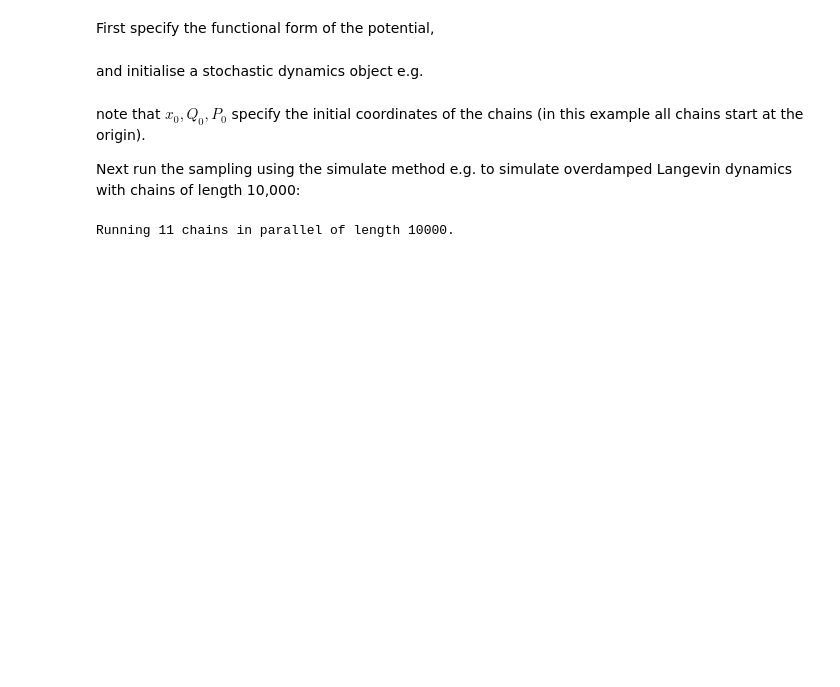
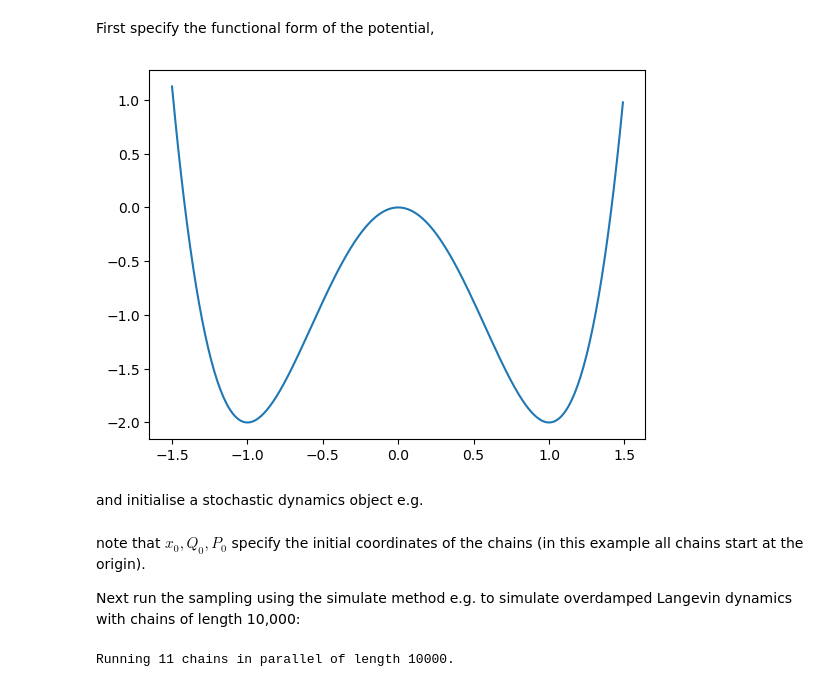
Before and after one commit to dominicp6/parallelised_stochastic_sampling, a Jupyter notebook: tutorial.ipynb, the cells around one changed output. Drawn from its saved outputs; the diff is of its cells as text; code cells hidden in the pictures; blank space fills up the shorter version.

Commit message:
Improved tutorial with plots. Updated README.md

```diff
--- a/tutorial.ipynb
+++ b/tutorial.ipynb
@@ -15,0 +12,33 @@ from Langevin import OverdampedLangevin, UnderdampedLangevin, GaussianDriftDiffu
+# %%
+import autograd.numpy as np
+from Langevin import OverdampedLangevin, UnderdampedLangevin, GaussianDriftDiffusion, AnisotropicOverdampedLangevin
+from typing import Callable
+import matplotlib.pyplot as plt
+
+def plot_1D(func: Callable, r_min: float, r_max: float, increment: float = 0.01):
+    xaxis = np.arange(r_min, r_max, increment)
+    plt.plot(xaxis, [func(x) for x in xaxis])
+    plt.show()
+
+def plot_2D(func: Callable, r_min: float, r_max: float, increment: float = 0.01):
+    xaxis = np.arange(r_min, r_max, increment)
+    yaxis = np.arange(r_min, r_max, increment)
+    x, y = np.meshgrid(xaxis, yaxis)
+    results = func([x, y])
+    fig, ax = plt.subplots()
+    CS = ax.contour(x, y, results, 50, alpha=1.0, cmap='jet')
+    ax.clabel(CS, CS.levels, inline=True, fontsize=10)
+    plt.show()
+
+def plot_determinant_of_matrix_field(func: Callable, r_min: float, r_max: float, increment: float = 0.01):
+    xaxis = np.arange(r_min, r_max, increment)
+    yaxis = np.arange(r_min, r_max, increment)
+    x, y = np.meshgrid(xaxis, yaxis)
+    results = np.zeros_like(x)
+    for x_idx, x_point in enumerate(xaxis):
+        for y_idx, y_point in enumerate(yaxis):
+            results[x_idx, y_idx] = np.linalg.det(func([x_point, y_point]))
+    fig, ax = plt.subplots()
+    CS = ax.contour(x, y, results, 50, alpha=1.0, cmap='jet')
+    ax.clabel(CS, CS.levels, inline=True, fontsize=10)
+    plt.show()
@@ -18,8 +50,12 @@ First specify the functional form of the potential,
 # %%
 def double_well_potential(x):
     h = 2
     c = 2
     return -(1 / 4) * (x ** 2) * (h ** 4) + (1 / 2) * (c ** 2) * (x ** 4)
+
+plot_1D(double_well_potential, r_min=-1.5, r_max=1.5)
+# %% [output]
+[figure, added]
 # %% [markdown]
 and initialise a stochastic dynamics object e.g.
 # %%
```
Also changed, not shown: parts of 10 cells of this notebook, 3 other files.
